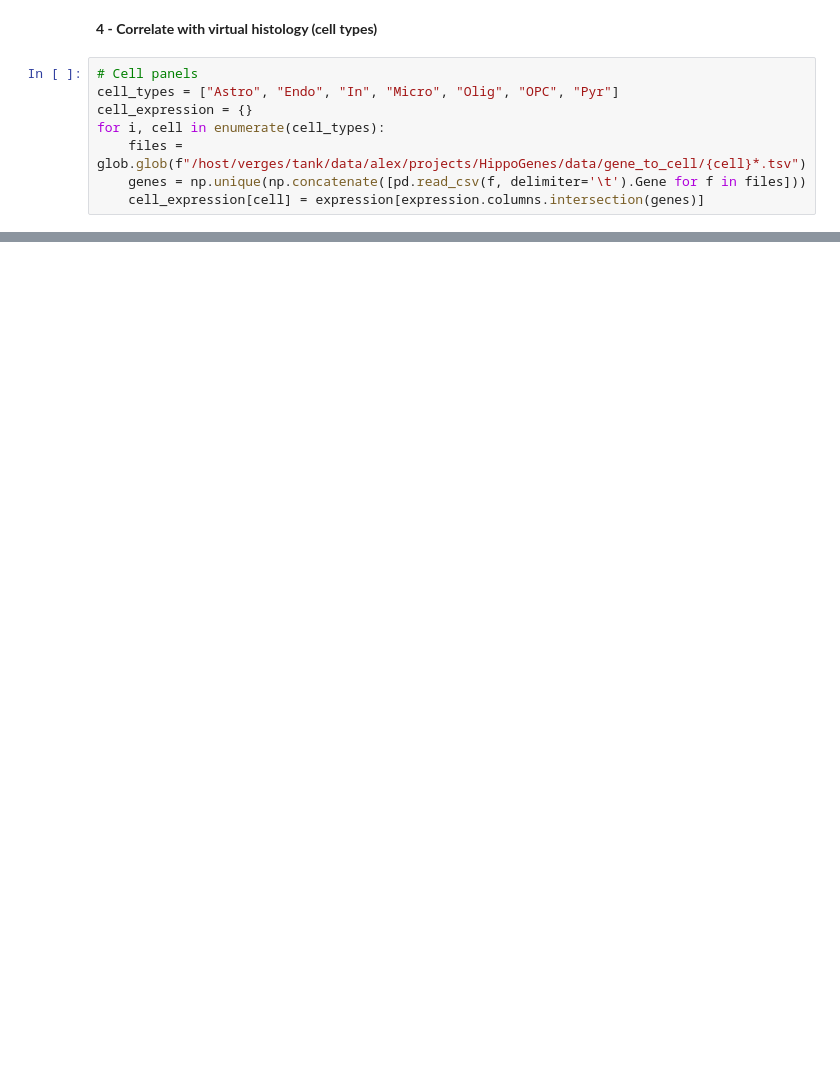
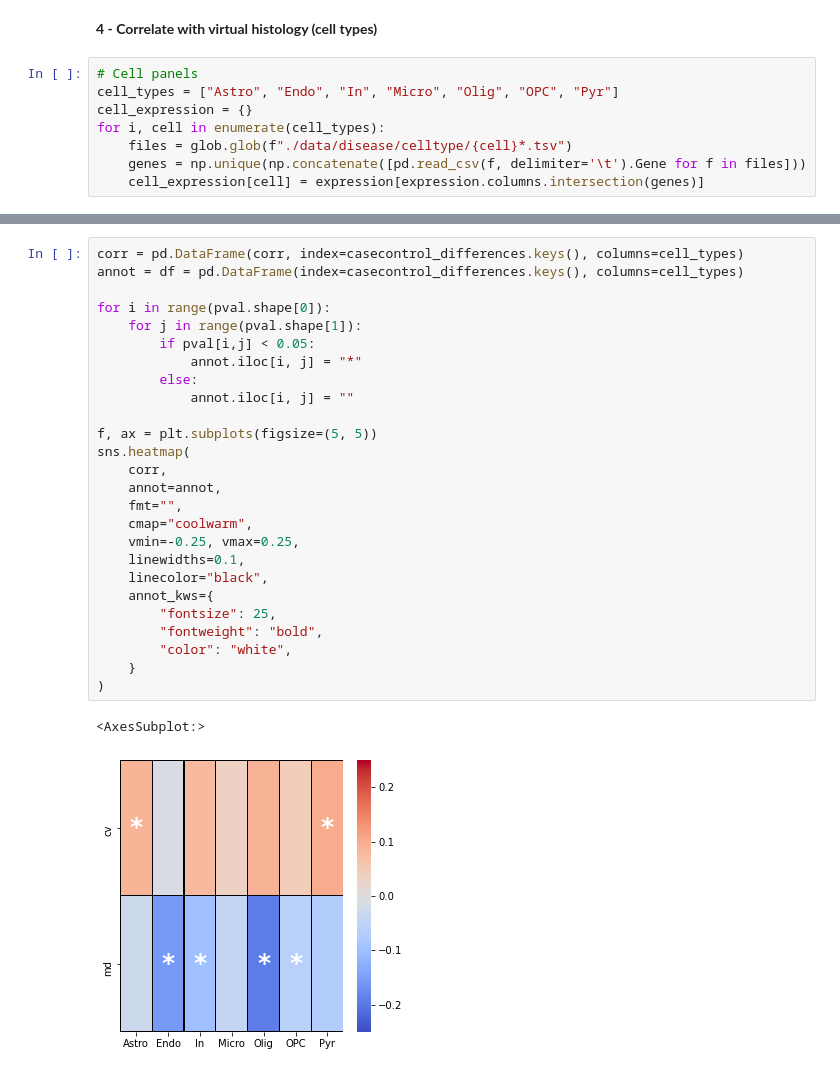
Before and after one commit to alexander-ngo/hippogenes, a Jupyter notebook: notebooks/4_Disease-Relevance.ipynb, the cells around one changed output, grey strips where cells are left out. Drawn from its saved outputs; the diff is of its cells as text; blank space fills up the shorter version.

```diff
--- a/notebooks/4_Disease-Relevance.ipynb
+++ b/notebooks/4_Disease-Relevance.ipynb
@@ -78,6 +102,6 @@ for i, l in enumerate(label):
 cell_types = ["Astro", "Endo", "In", "Micro", "Olig", "OPC", "Pyr"]
 cell_expression = {}
 for i, cell in enumerate(cell_types):
-    files = glob.glob(f"/host/verges/tank/data/alex/projects/HippoGenes/data/gene_to_cell/{cell}*.tsv")
+    files = glob.glob(f"./data/disease/celltype/{cell}*.tsv")
     genes = np.unique(np.concatenate([pd.read_csv(f, delimiter='\t').Gene for f in files]))
     cell_expression[cell] = expression[expression.columns.intersection(genes)]
@@ -83,0 +142,29 @@ for i, cell in enumerate(cell_types):
+# %%
+corr = pd.DataFrame(corr, index=casecontrol_differences.keys(), columns=cell_types)
+annot = df = pd.DataFrame(index=casecontrol_differences.keys(), columns=cell_types)
+
+for i in range(pval.shape[0]):
+    for j in range(pval.shape[1]):
+        if pval[i,j] < 0.05:
+            annot.iloc[i, j] = "*"
+        else:
+            annot.iloc[i, j] = ""
+
+f, ax = plt.subplots(figsize=(5, 5))
+sns.heatmap(
+    corr,
+    annot=annot,
+    fmt="",
+    cmap="coolwarm",
+    vmin=-0.25, vmax=0.25,
+    linewidths=0.1,
+    linecolor="black",
+    annot_kws={
+        "fontsize": 25,
+        "fontweight": "bold",
+        "color": "white",
+    }
+)
+# %% [output]
+<AxesSubplot:>
+[figure, added]
```
Also changed, not shown: parts of 8 cells of this notebook.
